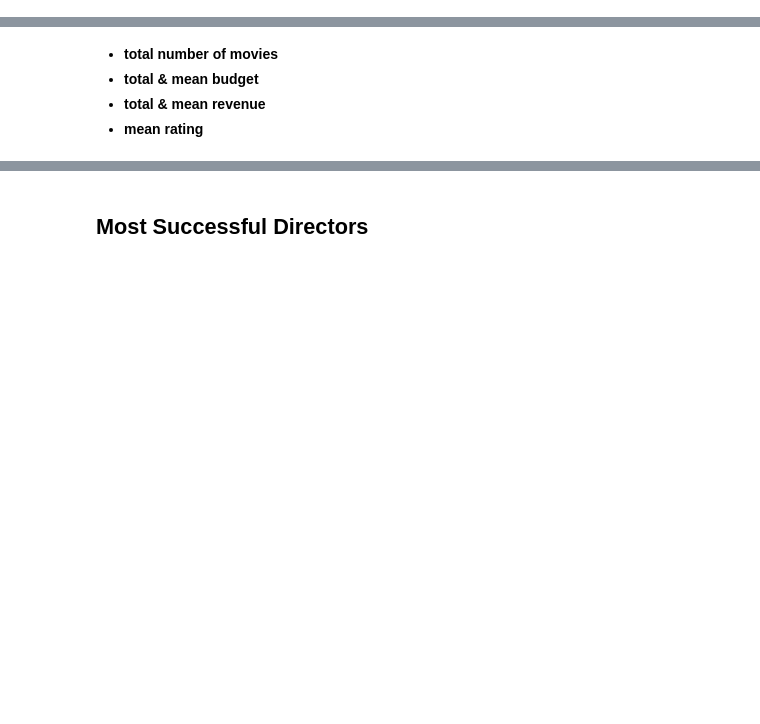
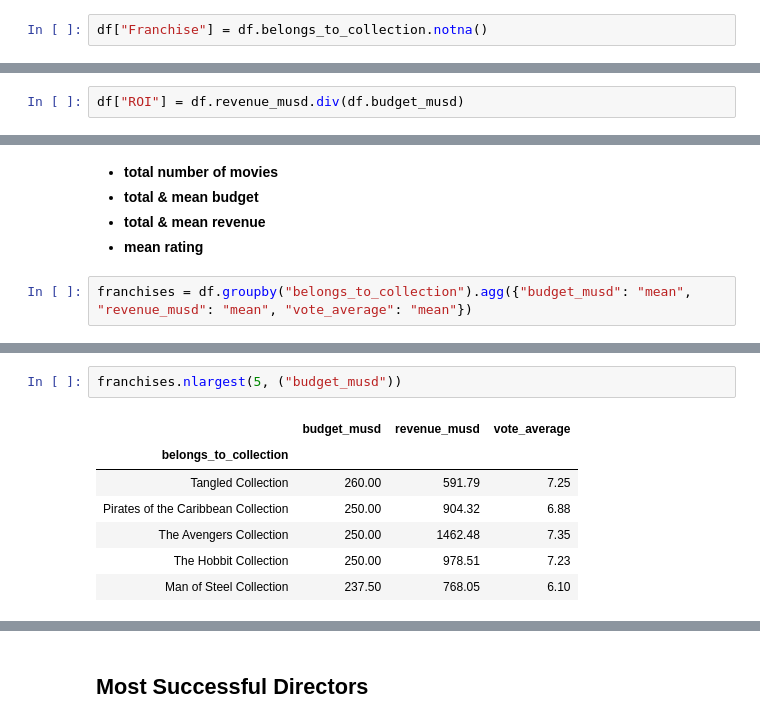
Before and after one commit to IsaacAderogba/pandas-exercises, a Jupyter notebook: project01-data-analysis/Project_01_ProjectBrief_blank.ipynb, the cells around one changed output, grey strips where cells are left out. Drawn from its saved outputs; the diff is of its cells as text; blank space fills up the shorter version.

```diff
--- a/project01-data-analysis/Project_01_ProjectBrief_blank.ipynb
+++ b/project01-data-analysis/Project_01_ProjectBrief_blank.ipynb
@@ -996,3 +1052,5 @@ __Search 4: Action or Thriller Movie with original language English and minimum
 - mean rating
 # %% [markdown]
 hint: use groupby()
+# %%
+df["Franchise"] = df.belongs_to_collection.notna()
@@ -1001,2 +1072,4 @@ __Franchise vs. Stand-alone: Average Revenue__
 # %% [markdown]
 __Franchise vs. Stand-alone: Return on Investment / Profitability (median)__
+# %%
+df["ROI"] = df.revenue_musd.div(df.budget_musd)
@@ -1015,3 +1116,5 @@ __Franchise vs. Stand-alone: Average Rating__
 - __total & mean budget__
 - __total & mean revenue__
 - __mean rating__
+# %%
+franchises = df.groupby("belongs_to_collection").agg({"budget_musd": "mean", "revenue_musd": "mean", "vote_average": "mean"})
@@ -1017,0 +1136,10 @@ __Franchise vs. Stand-alone: Average Rating__
+# %%
+franchises.nlargest(5, ("budget_musd"))
+# %% [output]
+|  | budget_musd | revenue_musd | vote_average |
+| belongs_to_collection |  |  |  |
+| Tangled Collection | 260.00 | 591.79 | 7.25 |
+| Pirates of the Caribbean Collection | 250.00 | 904.32 | 6.88 |
+| The Avengers Collection | 250.00 | 1462.48 | 7.35 |
+| The Hobbit Collection | 250.00 | 978.51 | 7.23 |
+| Man of Steel Collection | 237.50 | 768.05 | 6.10 |
```
Also changed, not shown: parts of 33 cells of this notebook.
